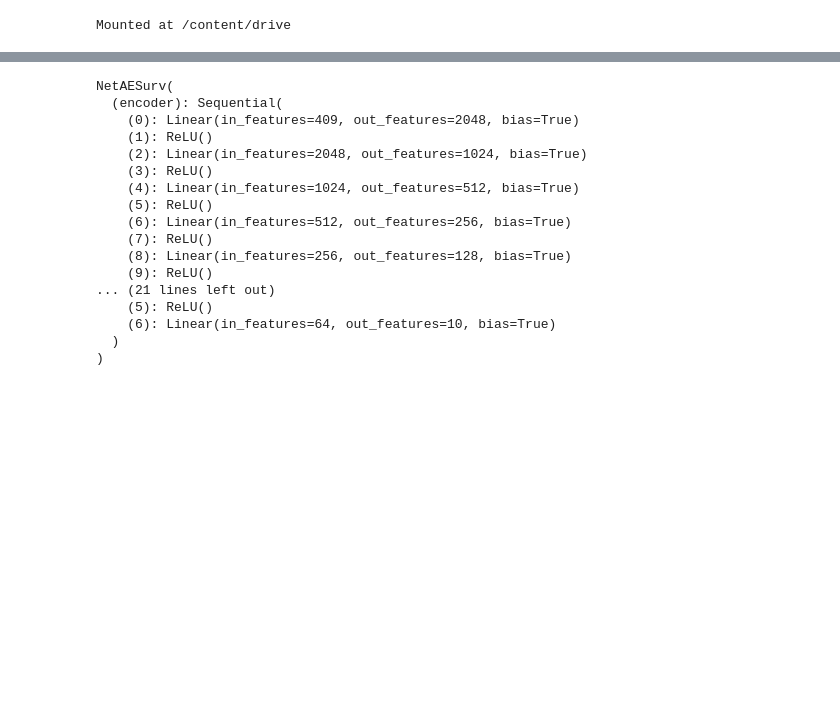
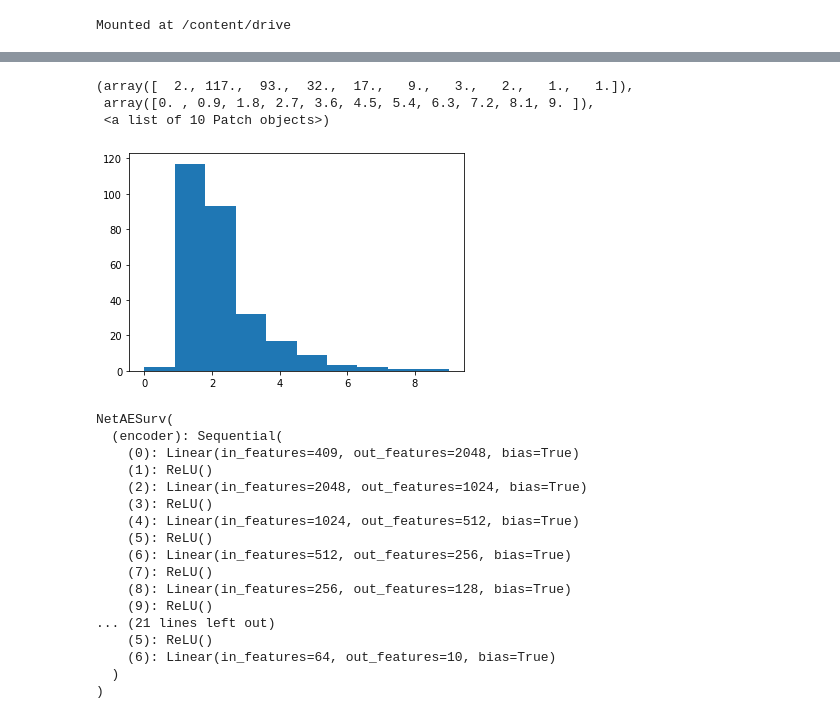
Before and after one commit to chunjie-sam-liu/Deeplatelet, a Jupyter notebook: analysis/08_AESurv.ipynb, the cells around one changed output, grey strips where cells are left out. Saved outputs shown, nothing was run; the diff lists cells and outputs as text; code cells hidden in the pictures; blank space fills up the shorter version.

```diff
--- a/analysis/08_AESurv.ipynb
+++ b/analysis/08_AESurv.ipynb
@@ -168,3 +178,10 @@ y_train_surv, y_val_surv, labtrans = transform_labels(df_train, df_val)
+# %%
+plt.hist(y_train_surv[0])
+# %% [output]
+(array([  2., 117.,  93.,  32.,  17.,   9.,   3.,   2.,   1.,   1.]),
+ array([0. , 0.9, 1.8, 2.7, 3.6, 4.5, 5.4, 6.3, 7.2, 8.1, 9. ]),
+ <a list of 10 Patch objects>)
+[figure, added]
 # %%
 # make train and validation datasets with tuplefy
 train = tt.tuplefy(x_train, (y_train_surv, x_train))
```
Also changed, not shown: parts of 7 cells of this notebook.
